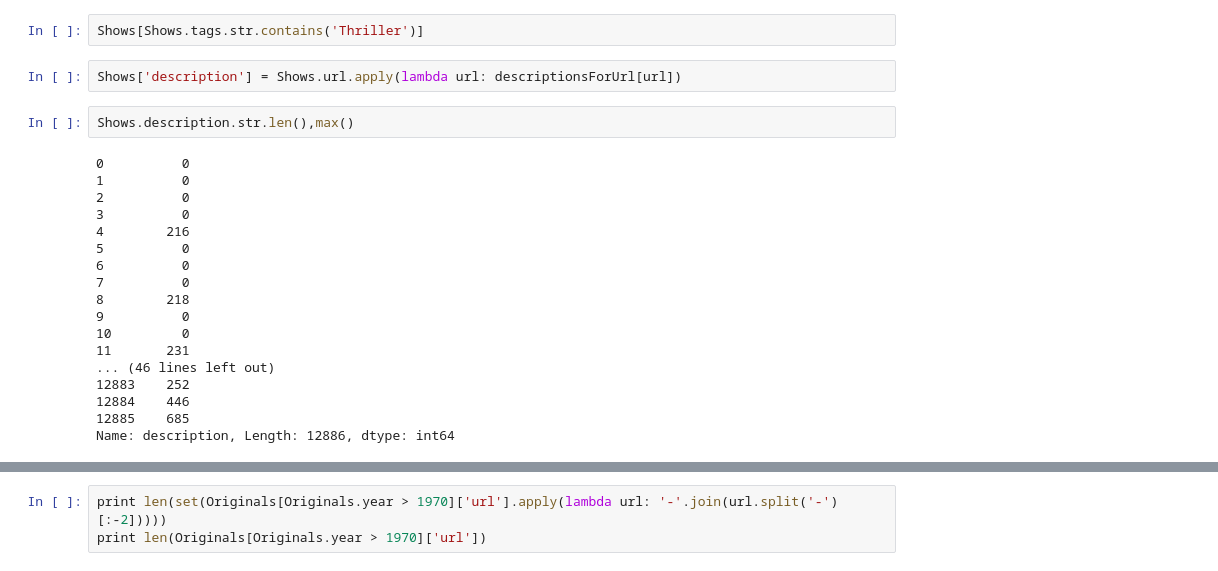
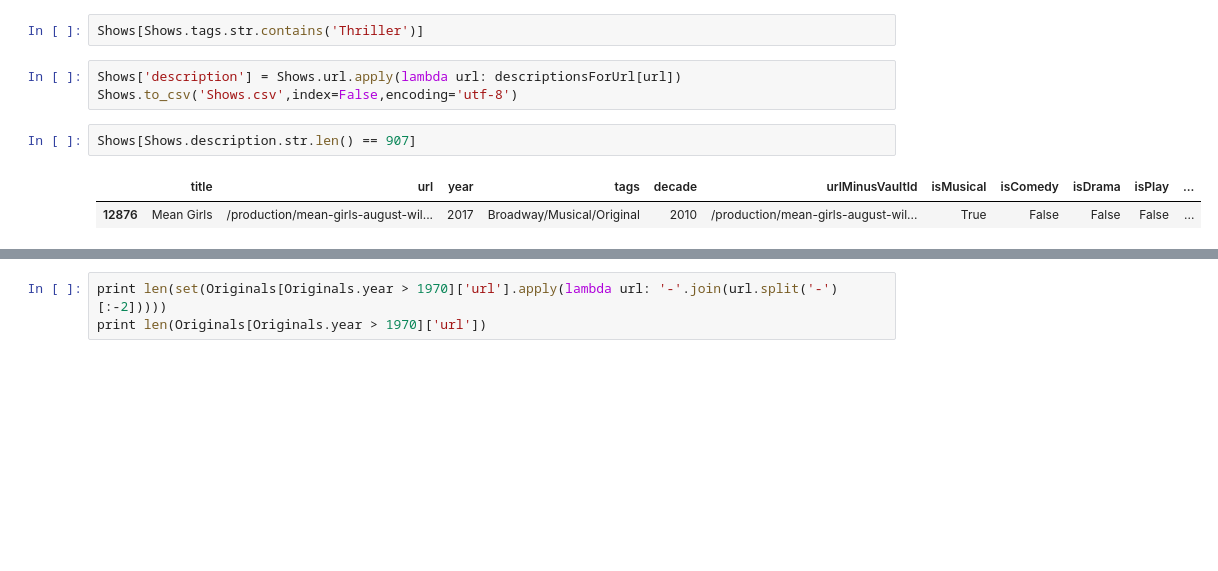
Before and after one commit to kebuhcah/purgation, a Jupyter notebook: playbill_basic.ipynb, the cells around one changed output, grey strips where cells are left out. Saved outputs shown, nothing was run; the diff lists cells and outputs as text; blank space fills up the shorter version.

```diff
--- a/playbill_basic.ipynb
+++ b/playbill_basic.ipynb
@@ -239,23 +239,9 @@ Shows[Shows.tags.str.contains('Musical')].groupby('year').nunique()[['urlMinusVa
 Shows[Shows.tags.str.contains('Thriller')]
 # %%
 Shows['description'] = Shows.url.apply(lambda url: descriptionsForUrl[url])
+Shows.to_csv('Shows.csv',index=False,encoding='utf-8')
 # %%
-Shows.description.str.len(),max()
+Shows[Shows.description.str.len() == 907]
 # %% [output]
-0          0
-1          0
-2          0
-3          0
-4        216
-5          0
-6          0
-7          0
-8        218
-9          0
-10         0
-11       231
-... (46 lines left out)
-12883    252
-12884    446
-12885    685
-Name: description, Length: 12886, dtype: int64
+|  | title | url | year | tags | decade | urlMinusVaultId | isMusical | isComedy | isDrama | isPlay | ... |
+| 12876 | Mean Girls | /production/mean-girls-august-wil... | 2017 | Broadway/Musical/Original | 2010 | /production/mean-girls-august-wil... | True | False | False | False | ... |
```
Also changed, not shown: parts of 2 cells of this notebook.
